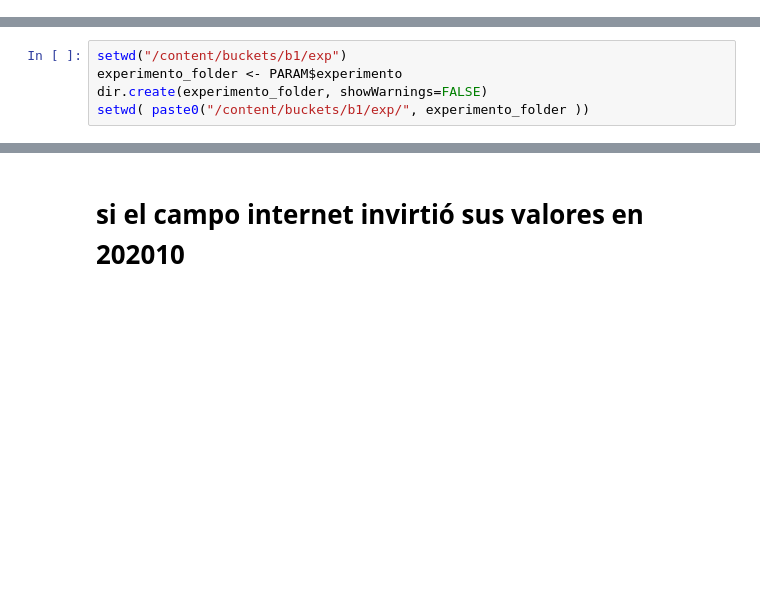
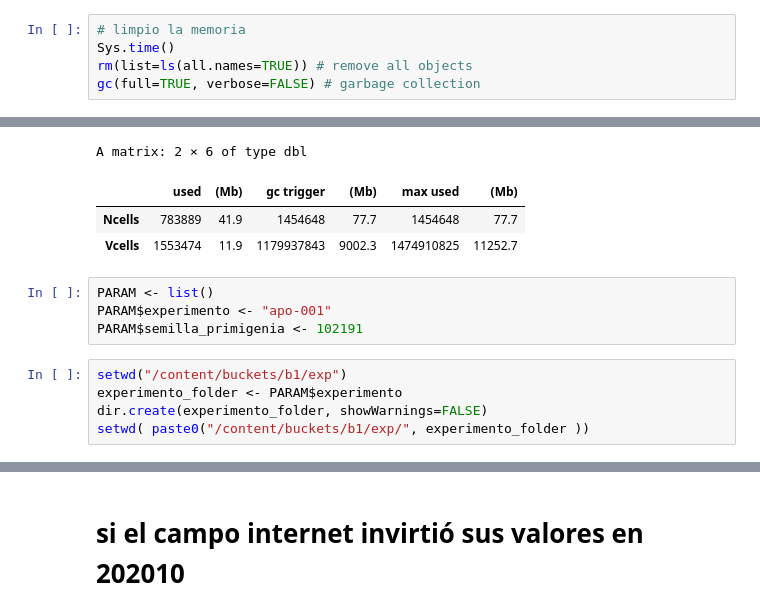
Before and after one commit to dvolpelldm/dmeyf2025, a Jupyter notebook: competencia 2/zLightGBM/exploratorio.ipynb, the cells around one changed output, grey strips where cells are left out. Drawn from its saved outputs; the diff is of its cells as text; blank space fills up the shorter version.

```diff
--- a/competencia 2/zLightGBM/exploratorio.ipynb
+++ b/competencia 2/zLightGBM/exploratorio.ipynb
@@ -0,0 +1,6 @@
+# %%
+# limpio la memoria
+Sys.time()
+rm(list=ls(all.names=TRUE)) # remove all objects
+gc(full=TRUE, verbose=FALSE) # garbage collection
+# %% [output]
@@ -1,8 +8,16 @@
+A matrix: 2 × 6 of type dbl
+|  | used | (Mb) | gc trigger | (Mb) | max used | (Mb) |
+| Ncells | 783889 | 41.9 | 1454648 | 77.7 | 1454648 | 77.7 |
+| Vcells | 1553474 | 11.9 | 1179937843 | 9002.3 | 1474910825 | 11252.7 |
 # %%
-setwd("/content/buckets/b1/exp")
-experimento_folder <- PARAM$experimento
-dir.create(experimento_folder, showWarnings=FALSE)
-setwd( paste0("/content/buckets/b1/exp/", experimento_folder ))
+PARAM <- list()
+PARAM$experimento <- "apo-001"
+PARAM$semilla_primigenia <- 102191
+# %%
+setwd("/content/buckets/b1/exp")
+experimento_folder <- PARAM$experimento
+dir.create(experimento_folder, showWarnings=FALSE)
+setwd( paste0("/content/buckets/b1/exp/", experimento_folder ))
 # %%
 Sys.time()
 require( "data.table" )
```
Also changed, not shown: parts of 14 cells of this notebook.
